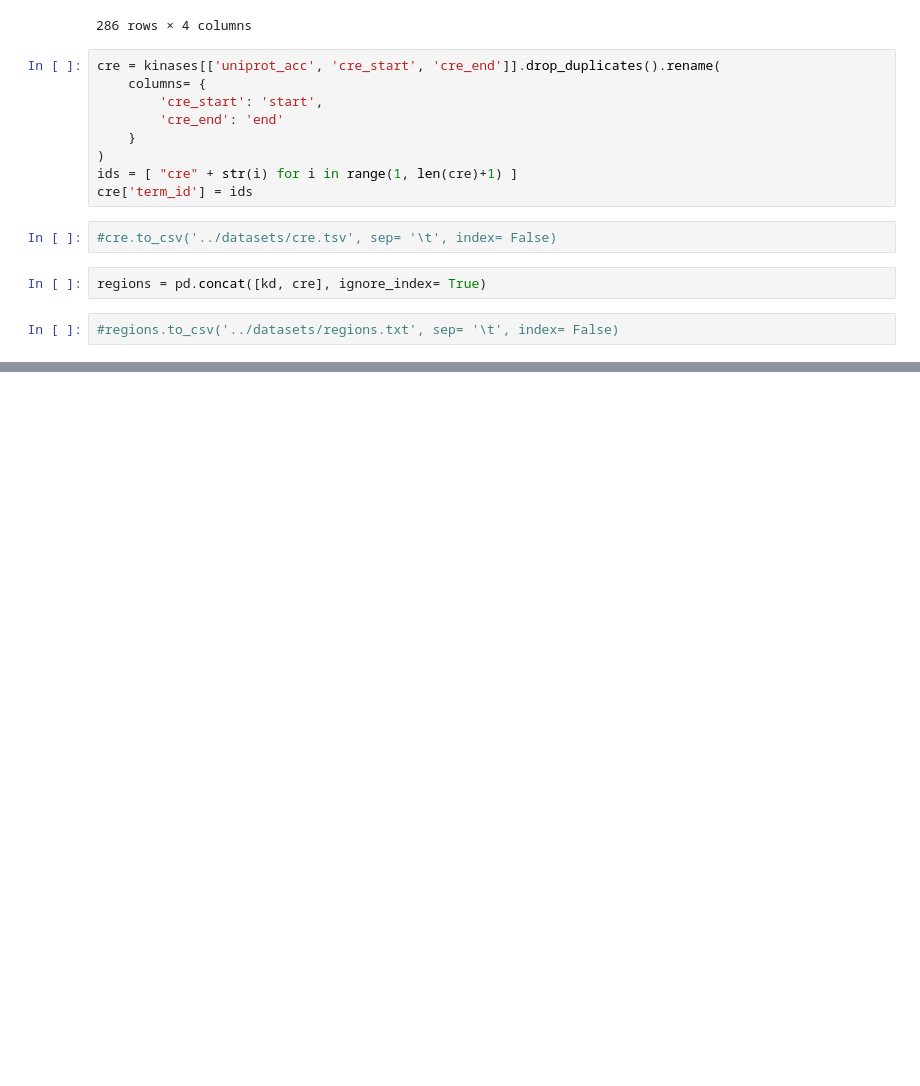
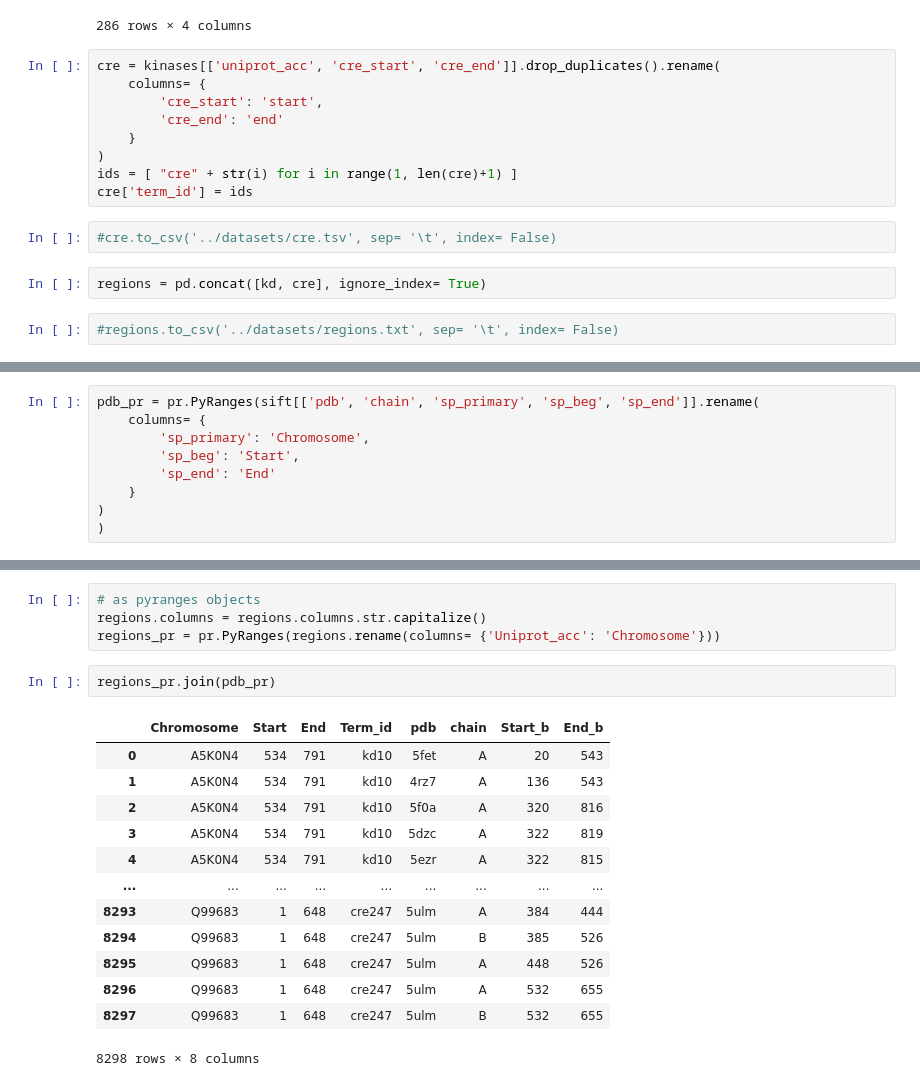
Before and after one commit to alvaro-2/cis-reg, a Jupyter notebook: scripts/orthologs.ipynb, the cells around one changed output, grey strips where cells are left out. Saved outputs shown, nothing was run; the diff lists cells and outputs as text; blank space fills up the shorter version.

```diff
--- a/scripts/orthologs.ipynb
+++ b/scripts/orthologs.ipynb
@@ -372,0 +404,9 @@ regions = pd.concat([kd, cre], ignore_index= True)
+# %%
+pdb_pr = pr.PyRanges(sift[['pdb', 'chain', 'sp_primary', 'sp_beg', 'sp_end']].rename(
+    columns= {
+        'sp_primary': 'Chromosome',
+        'sp_beg': 'Start',
+        'sp_end': 'End'
+    }
+)
+)
@@ -372,0 +422,20 @@ regions = pd.concat([kd, cre], ignore_index= True)
+# %%
+# as pyranges objects
+regions.columns = regions.columns.str.capitalize()
+regions_pr = pr.PyRanges(regions.rename(columns= {'Uniprot_acc': 'Chromosome'}))
+# %%
+regions_pr.join(pdb_pr)
+# %% [output]
+|  | Chromosome | Start | End | Term_id | pdb | chain | Start_b | End_b |
+| 0 | A5K0N4 | 534 | 791 | kd10 | 5fet | A | 20 | 543 |
+| 1 | A5K0N4 | 534 | 791 | kd10 | 4rz7 | A | 136 | 543 |
+| 2 | A5K0N4 | 534 | 791 | kd10 | 5f0a | A | 320 | 816 |
+| 3 | A5K0N4 | 534 | 791 | kd10 | 5dzc | A | 322 | 819 |
+| 4 | A5K0N4 | 534 | 791 | kd10 | 5ezr | A | 322 | 815 |
+| ... | ... | ... | ... | ... | ... | ... | ... | ... |
+| 8293 | Q99683 | 1 | 648 | cre247 | 5ulm | A | 384 | 444 |
+| 8294 | Q99683 | 1 | 648 | cre247 | 5ulm | B | 385 | 526 |
+| 8295 | Q99683 | 1 | 648 | cre247 | 5ulm | A | 448 | 526 |
+| 8296 | Q99683 | 1 | 648 | cre247 | 5ulm | A | 532 | 655 |
+| 8297 | Q99683 | 1 | 648 | cre247 | 5ulm | B | 532 | 655 |
+8298 rows × 8 columns
```
Also changed, not shown: parts of 26 cells of this notebook.
